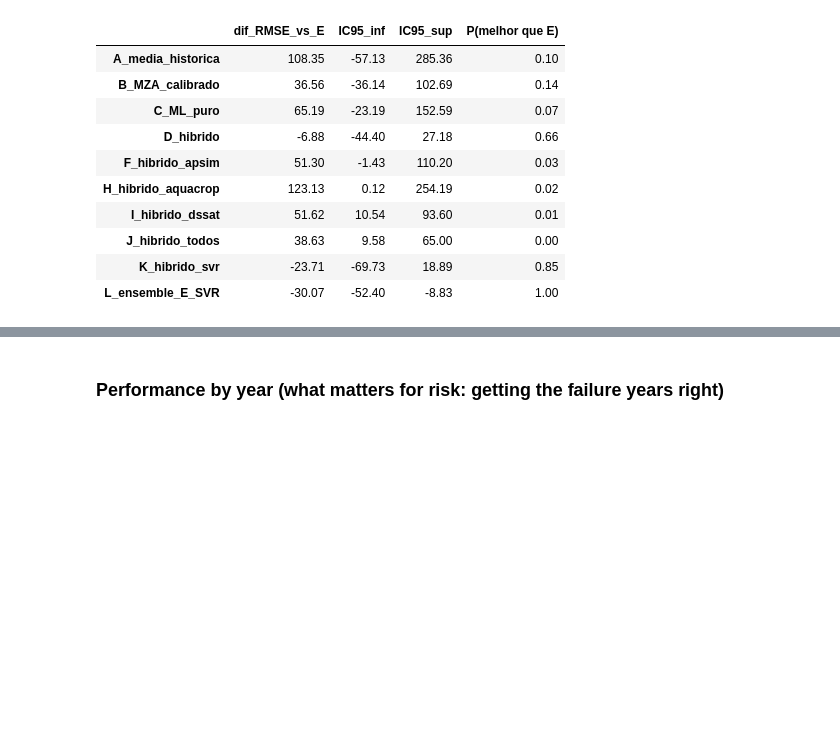
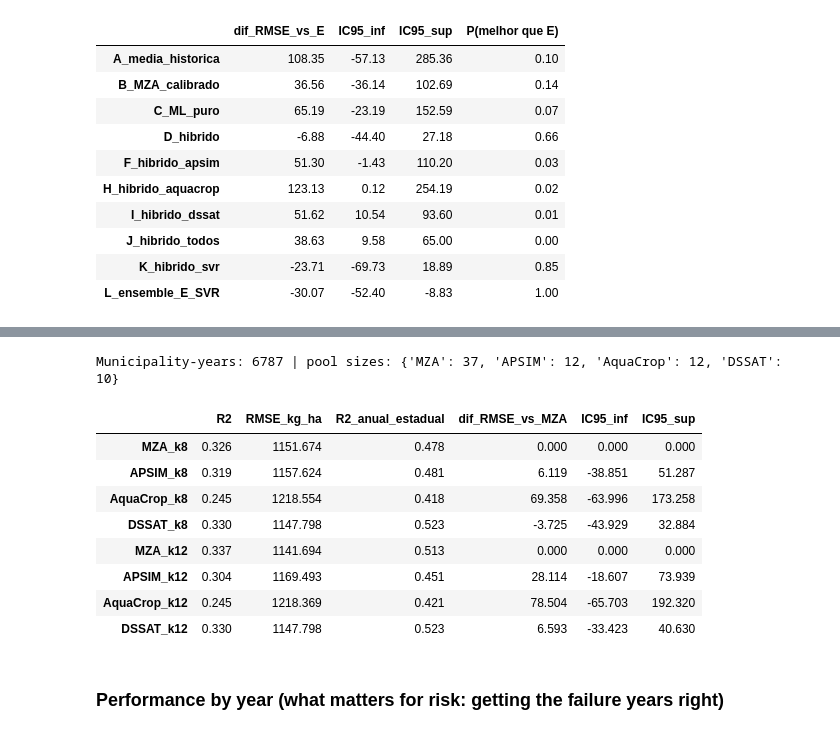
Before and after one commit to fcoliveira-utfpr/ML_maize_pr, a Jupyter notebook: notebooks/03_modelo_hibrido.ipynb, the cells around one changed output, grey strips where cells are left out. Drawn from its saved outputs; the diff is of its cells as text; code cells hidden in the pictures; blank space fills up the shorter version.

```diff
--- a/notebooks/03_modelo_hibrido.ipynb
+++ b/notebooks/03_modelo_hibrido.ipynb
@@ -298,3 +313,82 @@ boot.round(2)
+# %%
+from joblib import Parallel, delayed
+
+POOL_MZA = (["PPf", "PA", "EC", "ciclo_dias", "geada_reprod", "calor_reprod", "frio_reprod"]
+            + [f"{v}_{f}" for f in FASES for v in ["ISNA", "DEF", "EXC", "geada", "calor", "Tmin"]])
+POOLS = {"MZA": (sim, POOL_MZA)}
+for nome, df, pref in [("APSIM", apsim, "ap_"), ("AquaCrop", aquacrop, "aq_"), ("DSSAT", dssat, "ds_")]:
+    POOLS[nome] = (df, [c for c in df.columns if c.startswith(pref) and df[c].dtype.kind in "fi" and not c.endswith("log_rend")])
+base_sel = pam[["cod_ibge", "ano", "rendimento_kg_ha"]].merge(mun[["cod_ibge"] + VAR_ESTATICO], on="cod_ibge")
+for nome, (df, cols) in POOLS.items():
+    base_sel = base_sel.merge(media_da_janela(df, cols), on=["cod_ibge", "ano"])
+base_sel["log_y"] = np.log(base_sel["rendimento_kg_ha"])
+base_sel = base_sel.dropna().reset_index(drop=True)
+print("Municipality-years:", len(base_sel), "| pool sizes:", {k: len(v[1]) for k, v in POOLS.items()})
+
+
+def seleciona(X, y, k, limite=0.9):
+    """Top-k by |Spearman r| with the anomaly, skipping variables redundant with those already chosen."""
+    r = X.rank().corrwith(y.rank()).abs().sort_values(ascending=False)
+    escolhidas = []
+    for c in r.index:
+        if all(abs(X[c].corr(X[e], method="spearman")) <= limite for e in escolhidas):
+            escolhidas.append(c)
+        if len(escolhidas) == k:
+            break
+    return escolhidas
+
+
+KS = [8, 12]
+
+
+def dobra_sel(ano):
+    tr, te = base_sel["ano"] != ano, base_sel["ano"] == ano
+    reg, ef = tendencia_e_municipio(base_sel[tr])
+    b_te = base_prevista(base_sel[te], reg, ef)
+    anom = base_sel.loc[tr, "log_y"] - base_prevista(base_sel[tr], reg, ef)
+    out = {}
+    for g, (_, cols) in POOLS.items():
+        for k in KS:
+            X = seleciona(base_sel.loc[tr, cols], anom, min(k, len(cols))) + VAR_ESTATICO
+            out[f"{g}_k{k}"] = b_te + gbm(None).fit(base_sel.loc[tr, X], anom).predict(base_sel.loc[te, X])
+    return te.to_numpy(), out
+
+
+oof_sel = base_sel[["cod_ibge", "ano", "rendimento_kg_ha", "log_y"]].copy()
+with np.errstate(invalid="ignore", divide="ignore"):  # constant candidates in some folds
+    for te, out in Parallel(n_jobs=4)(delayed(dobra_sel)(a) for a in sorted(base_sel["ano"].unique())):
+        for n_, v in out.items():
+            oof_sel.loc[te, n_] = v
+mods_sel = [f"{g}_k{k}" for k in KS for g in POOLS]
+tab_sel = pd.DataFrame({c: metricas(oof_sel, c) for c in mods_sel}).T[["R2", "RMSE_kg_ha", "R2_anual_estadual"]]
+anos_s = np.sort(oof_sel["ano"].unique())
+ix_s = np.searchsorted(anos_s, np.random.default_rng(SEMENTE).choice(anos_s, (2000, len(anos_s))))
+cont_s = oof_sel.groupby("ano").size().to_numpy()
+
+
+def rmse_boot_sel(c):
+    e = ((oof_sel["rendimento_kg_ha"] - np.exp(oof_sel[c])) ** 2).groupby(oof_sel["ano"]).sum().to_numpy()
+    return np.sqrt(e[ix_s].sum(1) / cont_s[ix_s].sum(1))
+
+
+for k in KS:
+    ref_s = rmse_boot_sel(f"MZA_k{k}")
+    for g in POOLS:
+        d = rmse_boot_sel(f"{g}_k{k}") - ref_s
+        tab_sel.loc[f"{g}_k{k}", ["dif_RMSE_vs_MZA", "IC95_inf", "IC95_sup"]] = [np.median(d), *np.percentile(d, [2.5, 97.5])]
+tab_sel.to_csv(SAIDA / "selecao_automatica_geradores.csv")
+tab_sel.round(3)
+# %% [output]
+Municipality-years: 6787 | pool sizes: {'MZA': 37, 'APSIM': 12, 'AquaCrop': 12, 'DSSAT': 10}
+|  | R2 | RMSE_kg_ha | R2_anual_estadual | dif_RMSE_vs_MZA | IC95_inf | IC95_sup |
+| MZA_k8 | 0.326 | 1151.674 | 0.478 | 0.000 | 0.000 | 0.000 |
+| APSIM_k8 | 0.319 | 1157.624 | 0.481 | 6.119 | -38.851 | 51.287 |
+| AquaCrop_k8 | 0.245 | 1218.554 | 0.418 | 69.358 | -63.996 | 173.258 |
+| DSSAT_k8 | 0.330 | 1147.798 | 0.523 | -3.725 | -43.929 | 32.884 |
+| MZA_k12 | 0.337 | 1141.694 | 0.513 | 0.000 | 0.000 | 0.000 |
+| APSIM_k12 | 0.304 | 1169.493 | 0.451 | 28.114 | -18.607 | 73.939 |
+| AquaCrop_k12 | 0.245 | 1218.369 | 0.421 | 78.504 | -65.703 | 192.320 |
+| DSSAT_k12 | 0.330 | 1147.798 | 0.523 | 6.593 | -33.423 | 40.630 |
 # %% [markdown]
 ### Performance by year (what matters for risk: getting the failure years right)
 # %%
```
Also changed, not shown: parts of 10 cells of this notebook, 17 other files.
